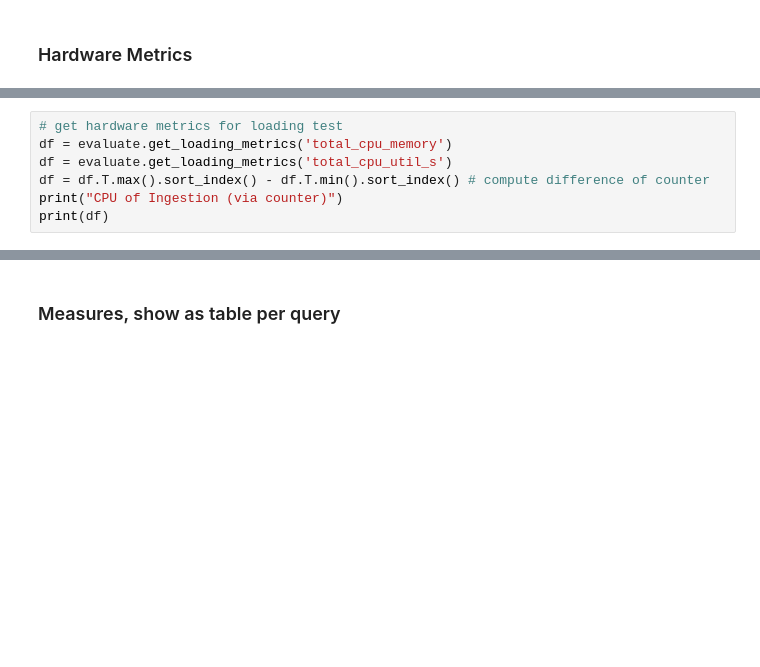
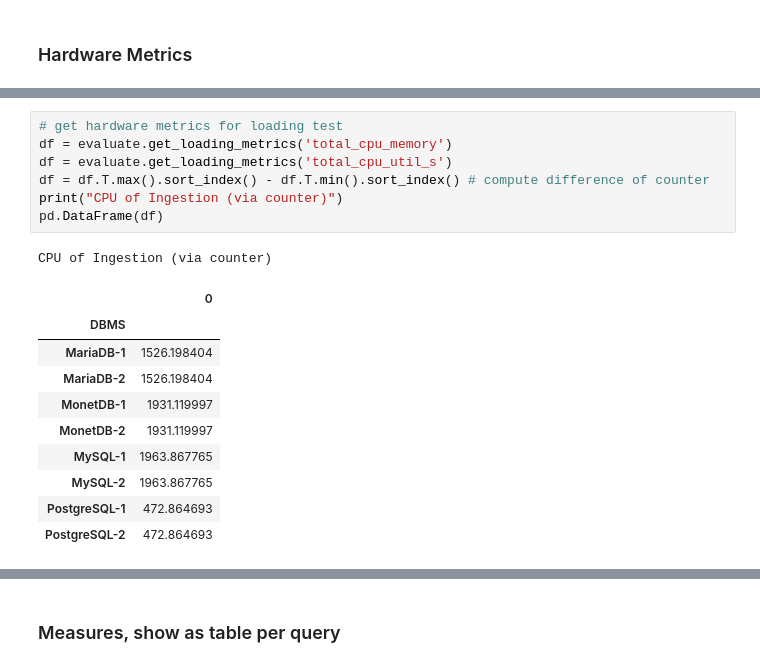
Before and after one commit to Beuth-Erdelt/DBMS-Benchmarker, a Jupyter notebook: Evaluation-Demo.ipynb, the cells around one changed output, grey strips where cells are left out. Saved outputs shown, nothing was run; the diff lists cells and outputs as text; blank space fills up the shorter version.

```diff
--- a/Evaluation-Demo.ipynb
+++ b/Evaluation-Demo.ipynb
@@ -79,9 +201,21 @@ pd.DataFrame(monitor.metrics.metrics).T
 # %%
 # get hardware metrics for loading test
 df = evaluate.get_loading_metrics('total_cpu_memory')
 df = evaluate.get_loading_metrics('total_cpu_util_s')
 df = df.T.max().sort_index() - df.T.min().sort_index() # compute difference of counter
 print("CPU of Ingestion (via counter)")
-print(df)
+pd.DataFrame(df)
+# %% [output]
+CPU of Ingestion (via counter)
+|  | 0 |
+| DBMS |  |
+| MariaDB-1 | 1526.198404 |
+| MariaDB-2 | 1526.198404 |
+| MonetDB-1 | 1931.119997 |
+| MonetDB-2 | 1931.119997 |
+| MySQL-1 | 1963.867765 |
+| MySQL-2 | 1963.867765 |
+| PostgreSQL-1 | 472.864693 |
+| PostgreSQL-2 | 472.864693 |
 # %%
 df = evaluate.get_loading_metrics('total_cpu_util')
```
Also changed, not shown: parts of 23 cells of this notebook, 1 other file.
